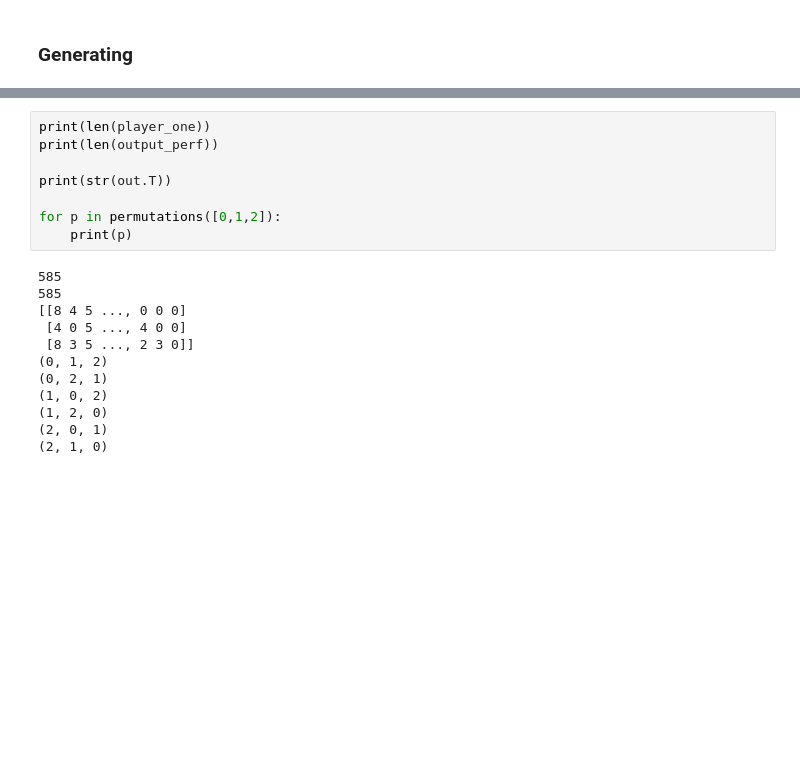
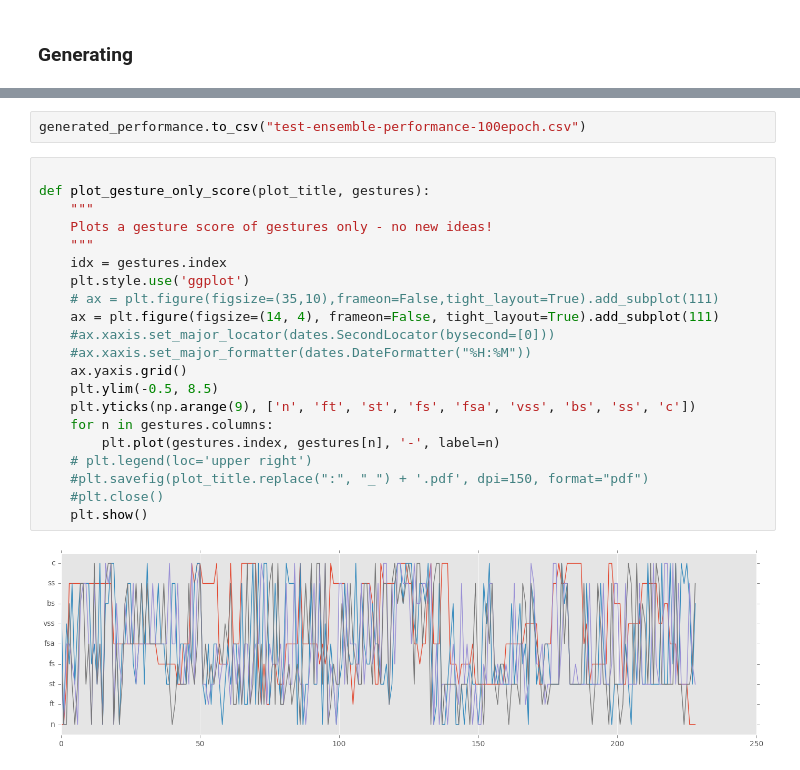
Before and after one commit to cpmpercussion/gesture-rnn, a Jupyter notebook: ensemble-level-LSTM-model.ipynb, the cells around one changed output, grey strips where cells are left out. Saved outputs shown, nothing was run; the diff lists cells and outputs as text; blank space fills up the shorter version.

```diff
--- a/ensemble-level-LSTM-model.ipynb
+++ b/ensemble-level-LSTM-model.ipynb
@@ -363,20 +374,25 @@ plt.show(generated_performance.plot())
-# %%
-print(len(player_one))
-print(len(output_perf))
-
-print(str(out.T))
-
-for p in permutations([0,1,2]):
-    print(p)
-# %% [output]
-585
-585
-[[8 4 5 ..., 0 0 0]
- [4 0 5 ..., 4 0 0]
- [8 3 5 ..., 2 3 0]]
-(0, 1, 2)
-(0, 2, 1)
-(1, 0, 2)
-(1, 2, 0)
-(2, 0, 1)
-(2, 1, 0)
+# %%
+generated_performance.to_csv("test-ensemble-performance-100epoch.csv")
+# %%
+
+def plot_gesture_only_score(plot_title, gestures):
+    """
+    Plots a gesture score of gestures only - no new ideas!
+    """
+    idx = gestures.index
+    plt.style.use('ggplot')
+    # ax = plt.figure(figsize=(35,10),frameon=False,tight_layout=True).add_subplot(111)
+    ax = plt.figure(figsize=(14, 4), frameon=False, tight_layout=True).add_subplot(111)
+    #ax.xaxis.set_major_locator(dates.SecondLocator(bysecond=[0]))
+    #ax.xaxis.set_major_formatter(dates.DateFormatter("%H:%M"))
+    ax.yaxis.grid()
+    plt.ylim(-0.5, 8.5)
+    plt.yticks(np.arange(9), ['n', 'ft', 'st', 'fs', 'fsa', 'vss', 'bs', 'ss', 'c'])
+    for n in gestures.columns:
+        plt.plot(gestures.index, gestures[n], '-', label=n)
+    # plt.legend(loc='upper right')
+    #plt.savefig(plot_title.replace(":", "_") + '.pdf', dpi=150, format="pdf")
+    #plt.close()
+    plt.show()
+# %% [output]
+[figure, added]
```
Also changed, not shown: parts of 6 cells of this notebook, 1 other file.
